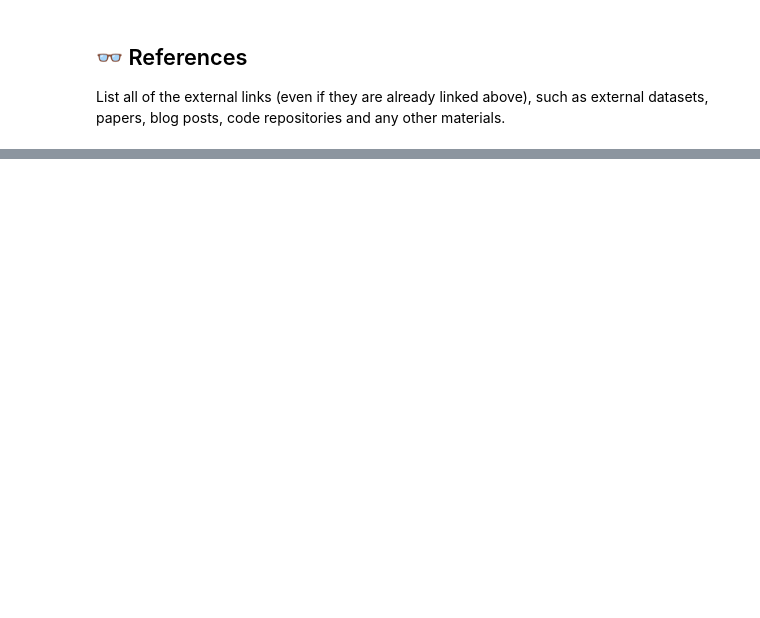
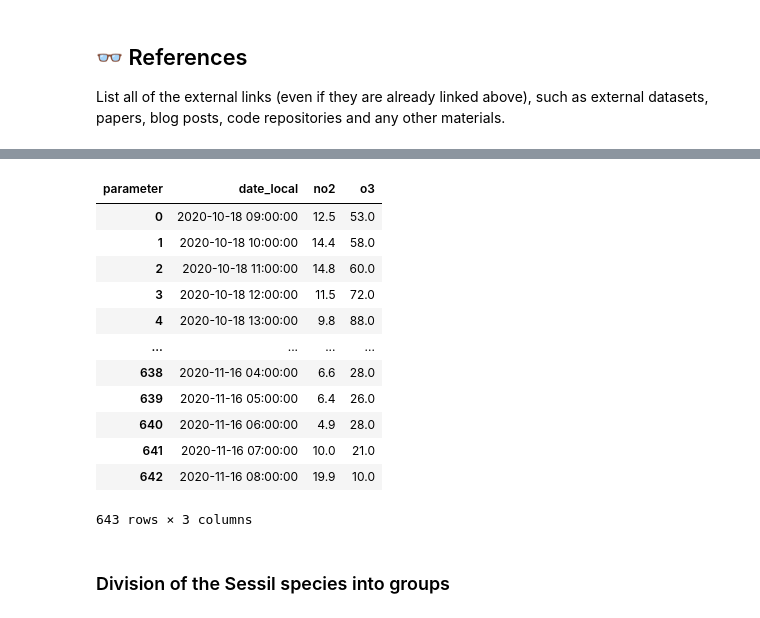
Before and after one commit to duarteoliper/WDL2_2023, a Jupyter notebook: Submission_phase_2_v2.ipynb, the cells around one changed output, grey strips where cells are left out. Cells and saved outputs as stored; diff of their text form; code cells hidden in the pictures; blank space fills up the shorter version.

```diff
--- a/Submission_phase_2_v2.ipynb
+++ b/Submission_phase_2_v2.ipynb
@@ -1182,0 +1216,32 @@ Add here any code, images or text that you still find relevant, but that was too
+# %%
+# A lot of missing values
+df_airqual_pv.drop('pm10', axis=1, inplace=True)
+# %%
+df_airqual_pv['date_local'] = pd.to_datetime(df_airqual_pv['date_local'])
+# %%
+df_airqual_pv['date_local'] = pd.to_datetime(df_airqual_pv['date_local'], utc=True)
+df_airqual_pv['date_local'] = df_airqual_pv['date_local'].dt.tz_convert(None)
+# %%
+# Sort by date
+df_airqual_pv = df_airqual_pv.sort_values('date_local')
+
+# Fill missing vals
+df_airqual_pv = df_airqual_pv.fillna(method='ffill')
+# %%
+df_airqual_pv
+# %% [output]
+| parameter | date_local | no2 | o3 |
+| 0 | 2020-10-18 09:00:00 | 12.5 | 53.0 |
+| 1 | 2020-10-18 10:00:00 | 14.4 | 58.0 |
+| 2 | 2020-10-18 11:00:00 | 14.8 | 60.0 |
+| 3 | 2020-10-18 12:00:00 | 11.5 | 72.0 |
+| 4 | 2020-10-18 13:00:00 | 9.8 | 88.0 |
+| ... | ... | ... | ... |
+| 638 | 2020-11-16 04:00:00 | 6.6 | 28.0 |
+| 639 | 2020-11-16 05:00:00 | 6.4 | 26.0 |
+| 640 | 2020-11-16 06:00:00 | 4.9 | 28.0 |
+| 641 | 2020-11-16 07:00:00 | 10.0 | 21.0 |
+| 642 | 2020-11-16 08:00:00 | 19.9 | 10.0 |
+643 rows × 3 columns
+# %% [markdown]
+### Division of the Sessil species into groups
```
Also changed, not shown: parts of 24 cells of this notebook.
